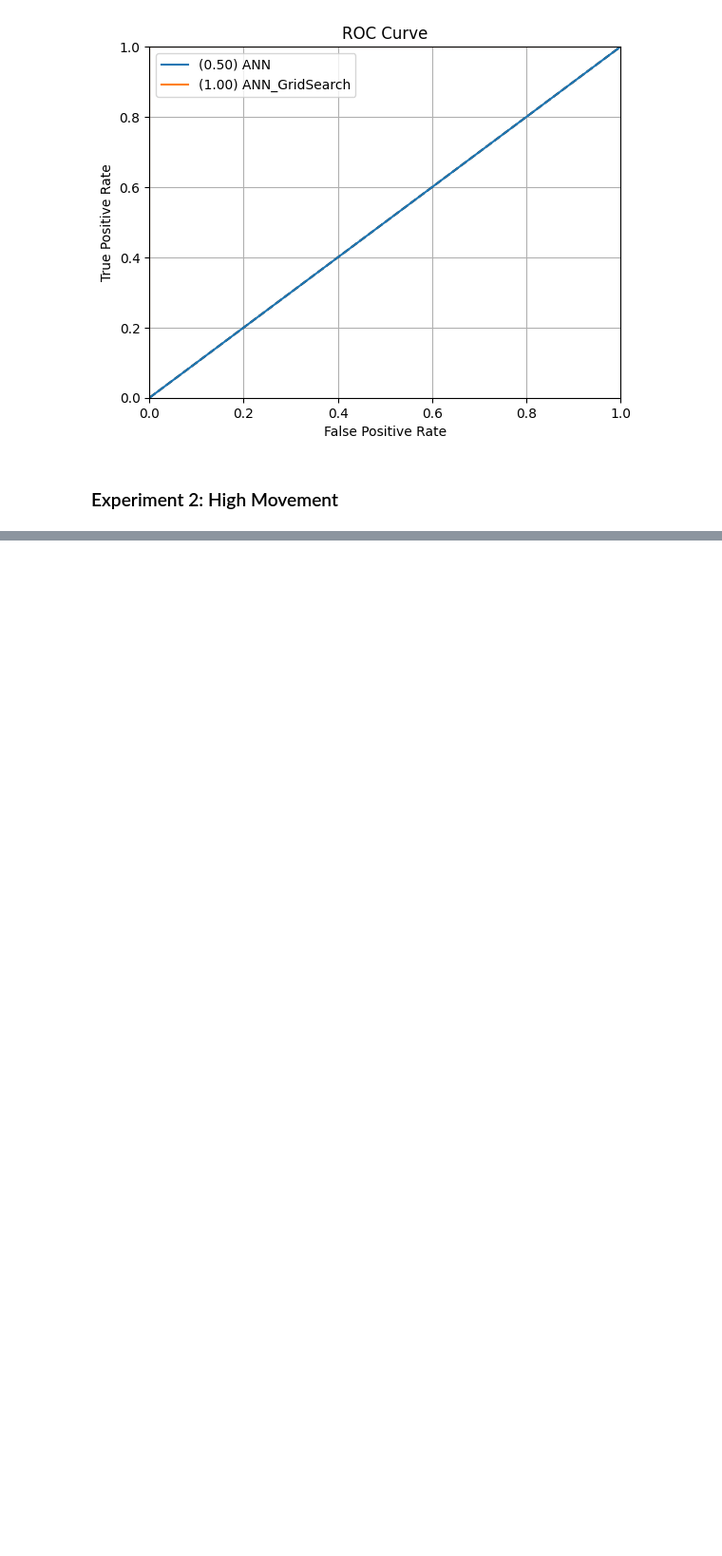
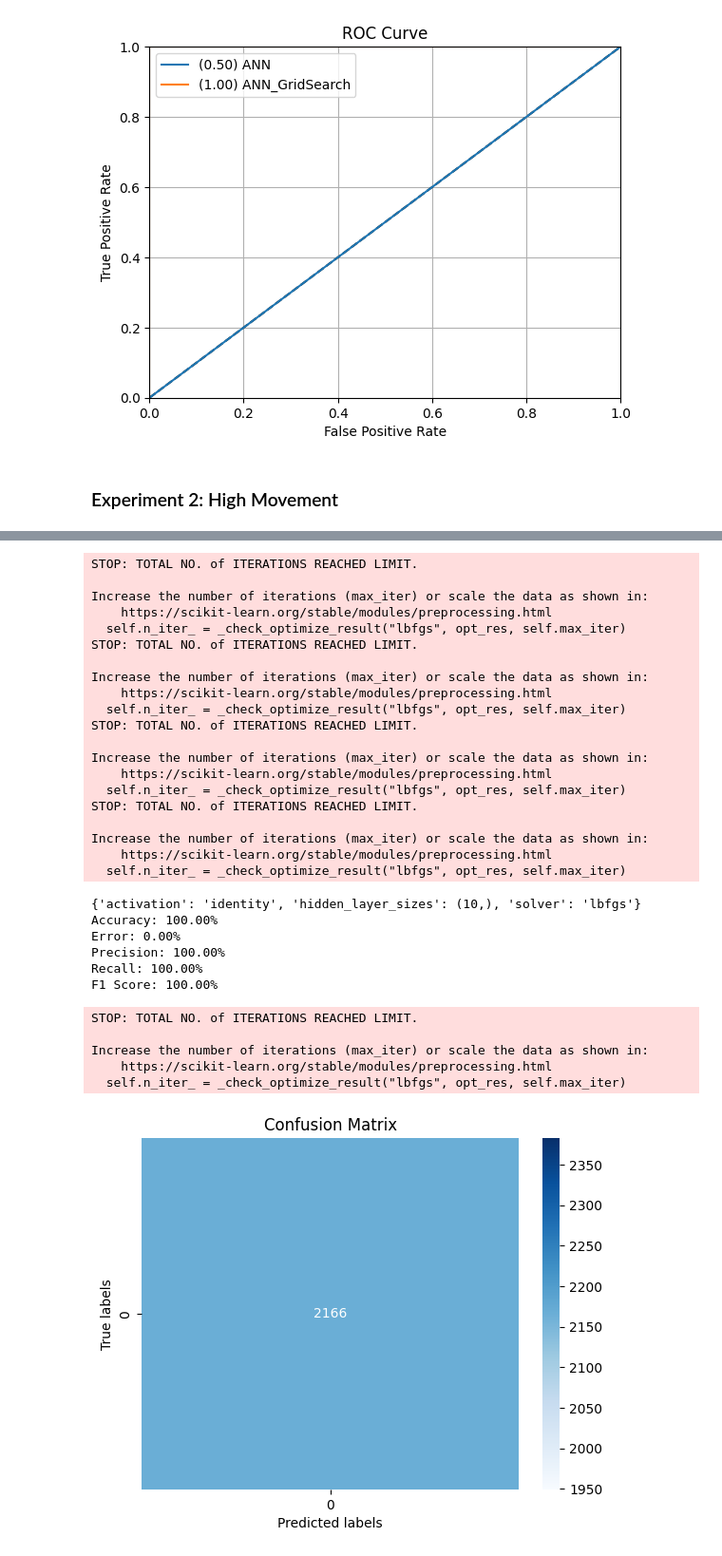
Before and after one commit to jeffmur/fhe-video-similarity, a Jupyter notebook: results/Supervised_Learning.ipynb, the cells around one changed output, grey strips where cells are left out. Shown at 95% size. Cells and saved outputs as stored; diff of their text form; code cells hidden in the pictures; blank space fills up the shorter version.

```diff
--- a/results/Supervised_Learning.ipynb
+++ b/results/Supervised_Learning.ipynb
@@ -77,0 +153,39 @@ drawROC(LabelRecord, PredictRecord, ModelName)
+# %%
+y_test, y_pred, y_pred_proba = grid_search_ann(df, df_3).values()
+confusionMatrix(y_test, y_pred)
+LabelRecord.append(y_pred)
+PredictRecord.append(y_pred_proba)
+ModelName.append('ANN_GridSearch')
+# %% [output]
+STOP: TOTAL NO. of ITERATIONS REACHED LIMIT.
+
+Increase the number of iterations (max_iter) or scale the data as shown in:
+    https://scikit-learn.org/stable/modules/preprocessing.html
+  self.n_iter_ = _check_optimize_result("lbfgs", opt_res, self.max_iter)
+STOP: TOTAL NO. of ITERATIONS REACHED LIMIT.
+
+Increase the number of iterations (max_iter) or scale the data as shown in:
+    https://scikit-learn.org/stable/modules/preprocessing.html
+  self.n_iter_ = _check_optimize_result("lbfgs", opt_res, self.max_iter)
+STOP: TOTAL NO. of ITERATIONS REACHED LIMIT.
+
+Increase the number of iterations (max_iter) or scale the data as shown in:
+    https://scikit-learn.org/stable/modules/preprocessing.html
+  self.n_iter_ = _check_optimize_result("lbfgs", opt_res, self.max_iter)
+STOP: TOTAL NO. of ITERATIONS REACHED LIMIT.
+
+Increase the number of iterations (max_iter) or scale the data as shown in:
+    https://scikit-learn.org/stable/modules/preprocessing.html
+  self.n_iter_ = _check_optimize_result("lbfgs", opt_res, self.max_iter)
+{'activation': 'identity', 'hidden_layer_sizes': (10,), 'solver': 'lbfgs'}
+Accuracy: 100.00%
+Error: 0.00%
+Precision: 100.00%
+Recall: 100.00%
+F1 Score: 100.00%
+STOP: TOTAL NO. of ITERATIONS REACHED LIMIT.
+
+Increase the number of iterations (max_iter) or scale the data as shown in:
+    https://scikit-learn.org/stable/modules/preprocessing.html
+  self.n_iter_ = _check_optimize_result("lbfgs", opt_res, self.max_iter)
+[figure, added]
```
Also changed, not shown: parts of 11 cells of this notebook, 14 other files.
